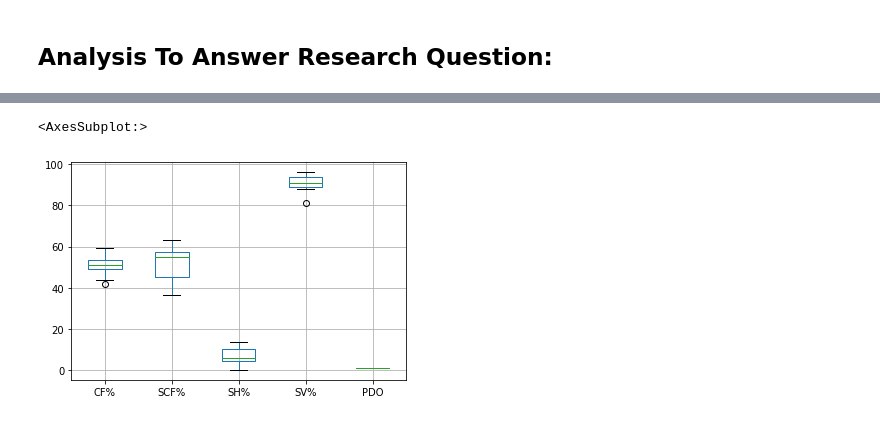
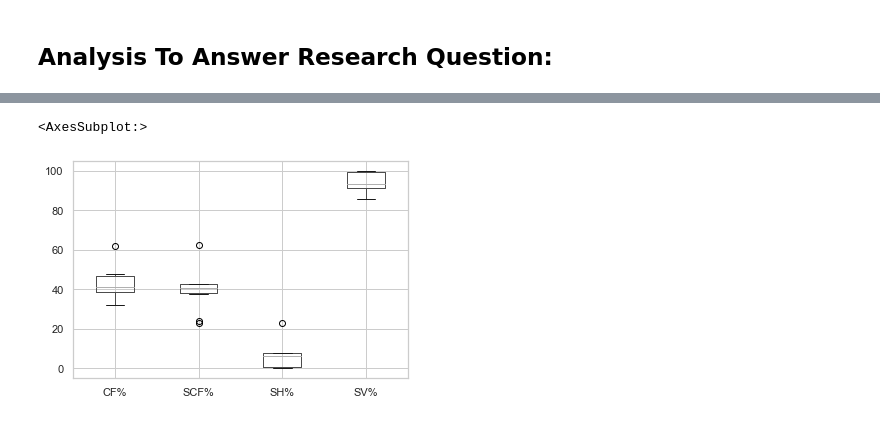
Before and after one commit to data301-2021-winter1/project-group23-project, a Jupyter notebook: notebooks/analysis1.ipynb, the cells around one changed output, grey strips where cells are left out. Drawn from its saved outputs; the diff is of its cells as text; code cells hidden in the pictures.

Commit message:
Made Some Graphs For Analysis

```diff
--- a/notebooks/analysis1.ipynb
+++ b/notebooks/analysis1.ipynb
@@ -120,8 +120,8 @@ DataFrameProcessed
 | 1735 | 2021-05-19 - Canucks 2, Flames 6 | Vancouver Canucks | 44.87 | 37.50 | 5.56 | 76.00 | 0.816 |
 1736 rows × 7 columns
 # %%
-VancouverBeforeFinal = pf1.Canucks_Before_Data(DataFrameProcessed)
-VancouverBeforeFinal
+CanucksBeforeFinal = pf1.Canucks_Before_Data(DataFrameProcessed)
+CanucksBeforeFinal
 # %% [output]
 |  | Game | Team | CF% | SCF% | SH% | SV% | PDO |
 | 0 | 2021-03-06 - Maple Leafs 2, Canuc... | Vancouver Canucks | 42.48 | 41.51 | 8.00 | 94.59 | 1.026 |
@@ -203,13 +223,3 @@ CovidDescribe
 # Task 4
 # %% [markdown]
 ## Analysis To Answer Research Question:
-# %%
-# libraries & dataset
-import seaborn as sns
-import matplotlib.pyplot as plt
-# set a grey background (use sns.set_theme() if seaborn version 0.11.0 or above)
-sns.set(style="darkgrid")
-Dataf = pd.concat([SabresBeforeFinal, SabresAfterFinal])
-# Grouped violinplot
-sns.violinplot(x="SV%", y="SH%", hue="SV%", data=Dataf, palette="Pastel1")
-plt.show()
@@ -252,5 +242,5 @@ SabresBefore.describe().T
 # %%
-SabresBefore.boxplot(['CF%','SCF%','SH%','SV%','PDO'])
+CanucksBeforeFinal.boxplot(['CF%','SCF%','SH%','SV%'])
 # %% [output]
 <AxesSubplot:>
-[figure, old version]
+[figure, new version]
```
Also changed, not shown: parts of 39 cells of this notebook.
